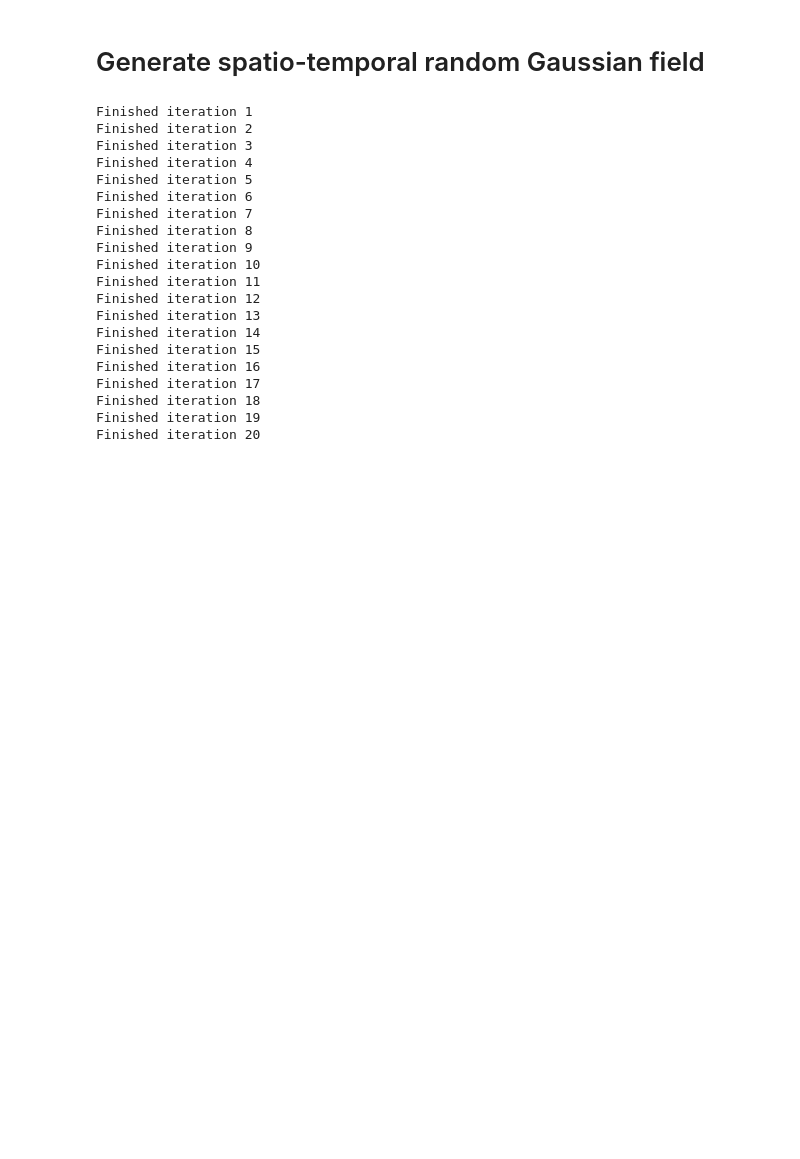
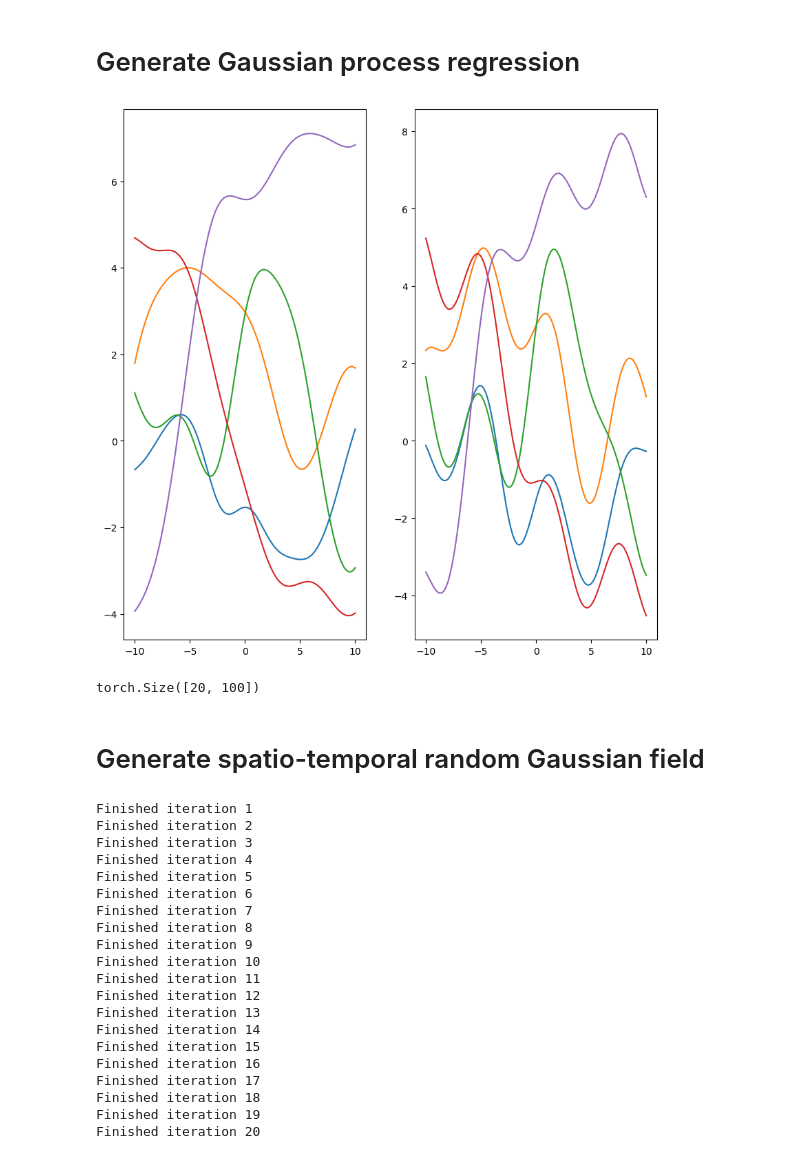
Before and after one commit to cbuelt/pfno, a Jupyter notebook: grf_simulation.ipynb, the cells around one changed output. Drawn from its saved outputs; the diff is of its cells as text; code cells hidden in the pictures; blank space fills up the shorter version.

```diff
--- a/grf_simulation.ipynb
+++ b/grf_simulation.ipynb
@@ -12,0 +12,21 @@ import gstools as gs
+# %% [markdown]
+# Generate Gaussian process regression
+# %%
+# Set parameters
+p = 100
+x = np.linspace(-10,10,p)
+
+# Set seed generator
+seed = gs.random.MasterRNG(100)
+model = gs.Matern(spatial_dim=1, nu=4, var = 9, len_scale=3)
+srf = gs.SRF(model)
+noise = np.array([srf.structured(x, seed = seed()) for i in range(p)])
+y = np.sin(x) + noise
+# %%
+# plot 5 samples
+fig, axs = plt.subplots(1, 2, figsize=(10, 10))
+for i in range(5):
+    axs[0].plot(x, noise[i])
+    axs[1].plot(x, y[i])
+# %% [output]
+[figure, added]
@@ -13,3 +36,7 @@ import gstools as gs
+# %%
+y_data.shape
+# %% [output]
+torch.Size([20, 100])
 # %% [markdown]
 # Generate spatio-temporal random Gaussian field
 # %%
```
Also changed, not shown: parts of 2 cells of this notebook, 3 other files.
